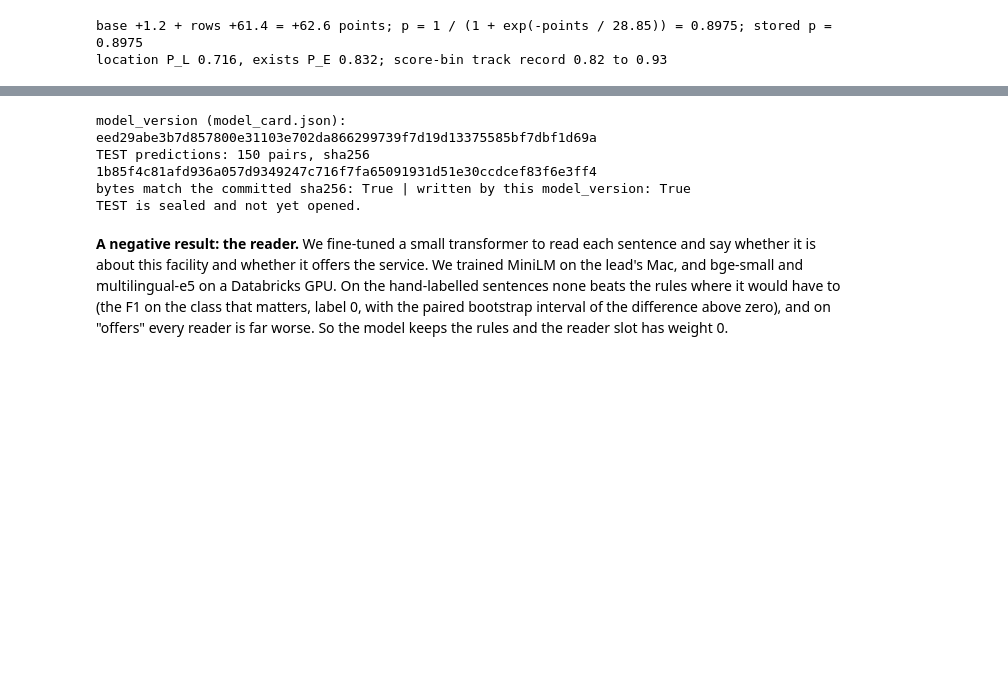
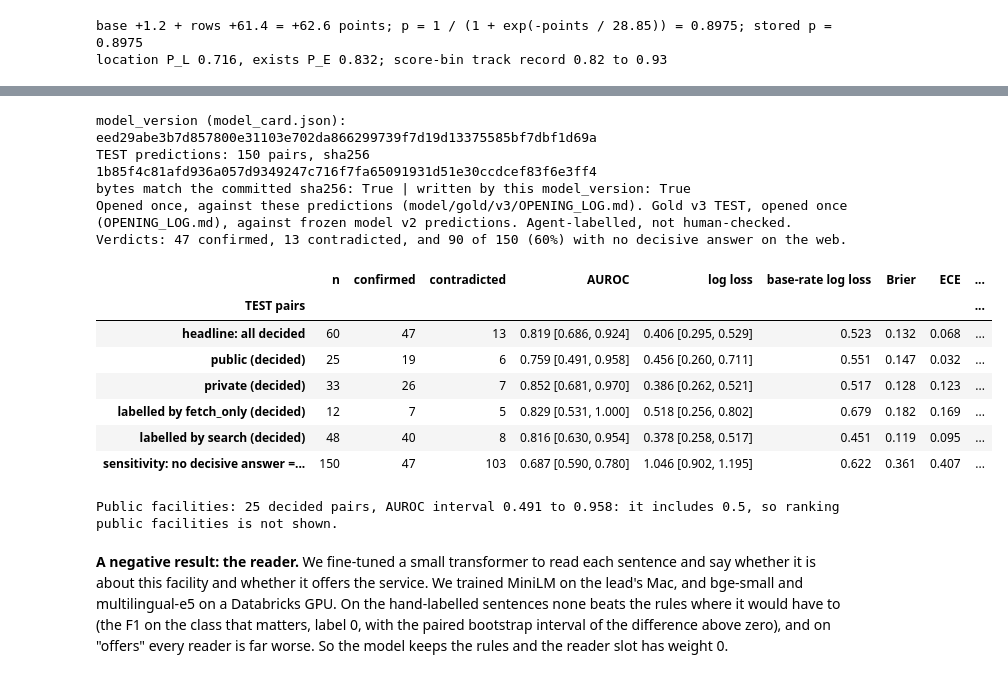
Before and after one commit to LordKarV/databricksdatathon, a Jupyter notebook: submission/referral_saathi.ipynb, the cells around one changed output, grey strips where cells are left out. Drawn from its saved outputs; the diff is of its cells as text; code cells hidden in the pictures; blank space fills up the shorter version.

```diff
--- a/submission/referral_saathi.ipynb
+++ b/submission/referral_saathi.ipynb
@@ -562,24 +578,57 @@ metric, once TEST is opened, is confirmed against contradicted.
-# %%
-pred = ROOT / "model/v2/test_predictions.parquet"
-sealed_sha = (ROOT / "model/v2/test_predictions.sha256").read_text().split()[0]
-tp = pd.read_parquet(pred, columns=["pair_id", "model_version"])
-print("model_version (model_card.json):", card["model_version"])
-print(f"TEST predictions: {len(tp)} pairs, sha256 {sealed_sha}")
-print("bytes match the committed sha256:", hashlib.sha256(pred.read_bytes()).hexdigest() == sealed_sha,
-      "| written by this model_version:", set(tp.model_version) == {card["model_version"]})
-opened = sorted({*ROOT.glob("model/v2/test_eval*.json"), *ROOT.glob("model/v2/final/test_eval*.json"),
-                 *ROOT.glob("model/gold/v3/test_eval*.json")})
-if opened:
-    res = json.loads(opened[-1].read_text())
-    print(f"TEST opened ({opened[-1].relative_to(ROOT)}); labels {card['label_provenance']['wording']}:")
-    print(json.dumps(res.get("headline", res), indent=1)[:3000])
-else:
-    print("TEST is sealed and not yet opened.")
-# %% [output]
-model_version (model_card.json): eed29abe3b7d857800e31103e702da866299739f7d19d13375585bf7dbf1d69a
-TEST predictions: 150 pairs, sha256 1b85f4c81afd936a057d9349247c716f7fa65091931d51e30ccdcef83f6e3ff4
-bytes match the committed sha256: True | written by this model_version: True
-TEST is sealed and not yet opened.
+# %%
+pred = ROOT / "model/v2/test_predictions.parquet"
+sealed_sha = (ROOT / "model/v2/test_predictions.sha256").read_text().split()[0]
+tp = pd.read_parquet(pred, columns=["pair_id", "model_version"])
+print("model_version (model_card.json):", card["model_version"])
+print(f"TEST predictions: {len(tp)} pairs, sha256 {sealed_sha}")
+print("bytes match the committed sha256:", hashlib.sha256(pred.read_bytes()).hexdigest() == sealed_sha,
+      "| written by this model_version:", set(tp.model_version) == {card["model_version"]})
+TEST_EVAL = ROOT / "model/gold/v3/test_eval/results.json"
+if not TEST_EVAL.is_file():
+    print("TEST is sealed and not yet opened.")
+else:
+    te = json.loads(TEST_EVAL.read_text())
+    assert te["model_version"] == card["model_version"] and te["test_predictions_sha256"] == sealed_sha
+    print(f"Opened once, against these predictions (model/gold/v3/OPENING_LOG.md). {te['about']}")
+    v = te["verdicts"]
+    n_all = sum(v.values())
+    print(f"Verdicts: {v['confirmed']} confirmed, {v['contradicted']} contradicted, and {v['no_info']} of {n_all} "
+          f"({v['no_info'] / n_all:.0%}) with no decisive answer on the web.")
+
+    def test_row(name, m):
+        lk = m["LIKELY_confirmed"]
+        return {"TEST pairs": name, "n": m["n"], "confirmed": m["confirmed"], "contradicted": m["contradicted"],
+                "AUROC": f"{m['auroc']:.3f} [{m['auroc_ci95'][0]:.3f}, {m['auroc_ci95'][1]:.3f}]",
+                "log loss": f"{m['log_loss']:.3f} [{m['log_loss_ci95'][0]:.3f}, {m['log_loss_ci95'][1]:.3f}]",
+                "base-rate log loss": m["base_rate_log_loss"], "Brier": m["brier"], "ECE": m["ece5"],
+                "LIKELY confirmed": f"{lk['k']} of {lk['n']}" + (f" ({lk['rate']:.3f} [{lk['ci95'][0]:.3f}, "
+                                                                f"{lk['ci95'][1]:.3f}])" if lk["n"] else "")}
+
+    ops, meth = te["by_operator_decided"], te["by_method_decided"]
+    display(pd.DataFrame([test_row("headline: all decided", te["headline_decided"]),
+                          *(test_row(f"{op} (decided)", ops[op]) for op in ("public", "private")),
+                          *(test_row(f"labelled by {k} (decided)", m) for k, m in meth.items()),
+                          test_row("sensitivity: no decisive answer = not offered", te["sensitivity_no_info_as_0"])])
+            .set_index("TEST pairs"))
+    pub = ops["public"]
+    print(f"Public facilities: {pub['n']} decided pairs, AUROC interval {pub['auroc_ci95'][0]:.3f} to "
+          f"{pub['auroc_ci95'][1]:.3f}: " + ("ranking shown." if pub["auroc_ci95"][0] > 0.5 else
+                                          "it includes 0.5, so ranking public facilities is not shown."))
+# %% [output]
+model_version (model_card.json): eed29abe3b7d857800e31103e702da866299739f7d19d13375585bf7dbf1d69a
+TEST predictions: 150 pairs, sha256 1b85f4c81afd936a057d9349247c716f7fa65091931d51e30ccdcef83f6e3ff4
+bytes match the committed sha256: True | written by this model_version: True
+Opened once, against these predictions (model/gold/v3/OPENING_LOG.md). Gold v3 TEST, opened once (OPENING_LOG.md), against frozen model v2 predictions. Agent-labelled, not human-checked.
+Verdicts: 47 confirmed, 13 contradicted, and 90 of 150 (60%) with no decisive answer on the web.
+|  | n | confirmed | contradicted | AUROC | log loss | base-rate log loss | Brier | ECE | ... |
+| TEST pairs |  |  |  |  |  |  |  |  | ... |
+| headline: all decided | 60 | 47 | 13 | 0.819 [0.686, 0.924] | 0.406 [0.295, 0.529] | 0.523 | 0.132 | 0.068 | ... |
+| public (decided) | 25 | 19 | 6 | 0.759 [0.491, 0.958] | 0.456 [0.260, 0.711] | 0.551 | 0.147 | 0.032 | ... |
+| private (decided) | 33 | 26 | 7 | 0.852 [0.681, 0.970] | 0.386 [0.262, 0.521] | 0.517 | 0.128 | 0.123 | ... |
+| labelled by fetch_only (decided) | 12 | 7 | 5 | 0.829 [0.531, 1.000] | 0.518 [0.256, 0.802] | 0.679 | 0.182 | 0.169 | ... |
+| labelled by search (decided) | 48 | 40 | 8 | 0.816 [0.630, 0.954] | 0.378 [0.258, 0.517] | 0.451 | 0.119 | 0.095 | ... |
+| sensitivity: no decisive answer =... | 150 | 47 | 103 | 0.687 [0.590, 0.780] | 1.046 [0.902, 1.195] | 0.622 | 0.361 | 0.407 | ... |
+Public facilities: 25 decided pairs, AUROC interval 0.491 to 0.958: it includes 0.5, so ranking public facilities is not shown.
 # %% [markdown]
 **A negative result: the reader.** We fine-tuned a small transformer to read each sentence and say whether it is
 about this facility and whether it offers the service. We trained MiniLM on the lead's Mac, and bge-small and
```
Also changed, not shown: parts of 4 cells of this notebook, 2 other files.
